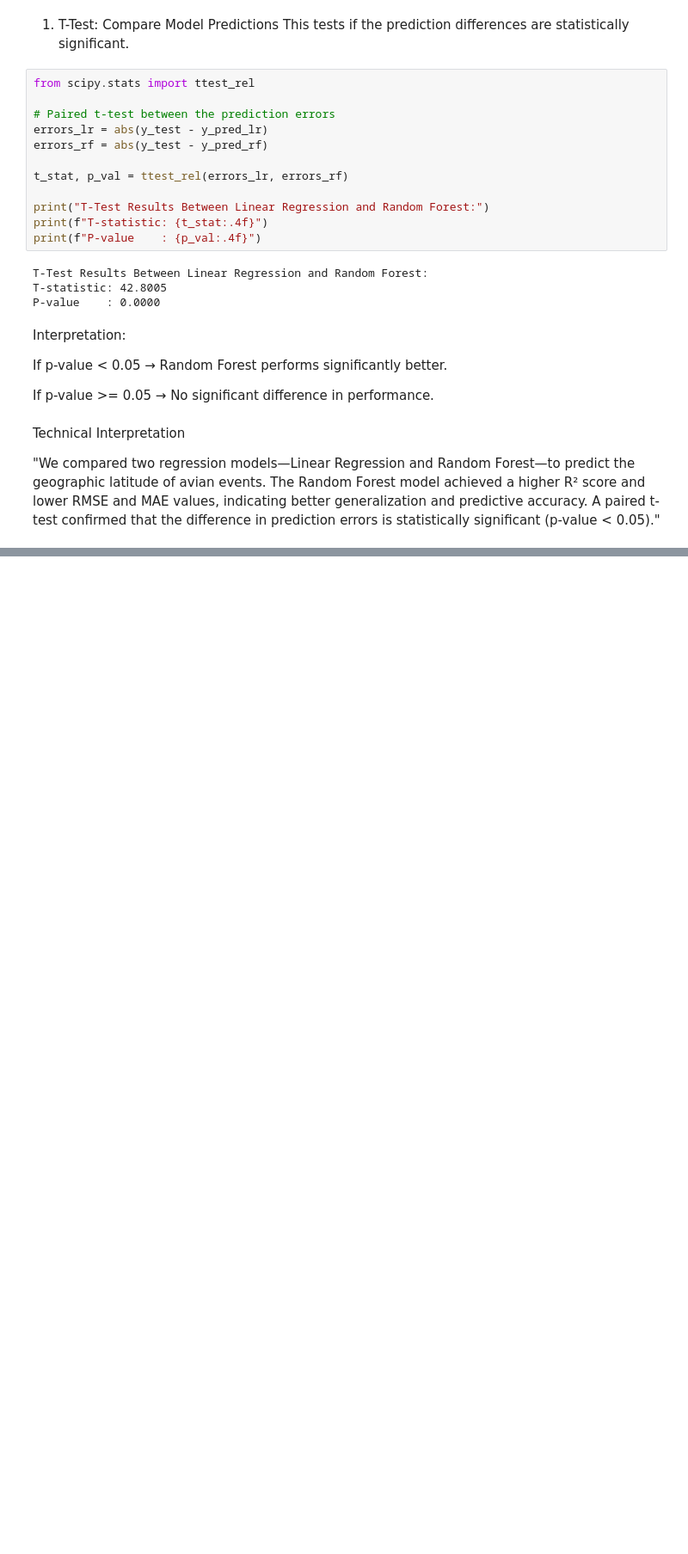
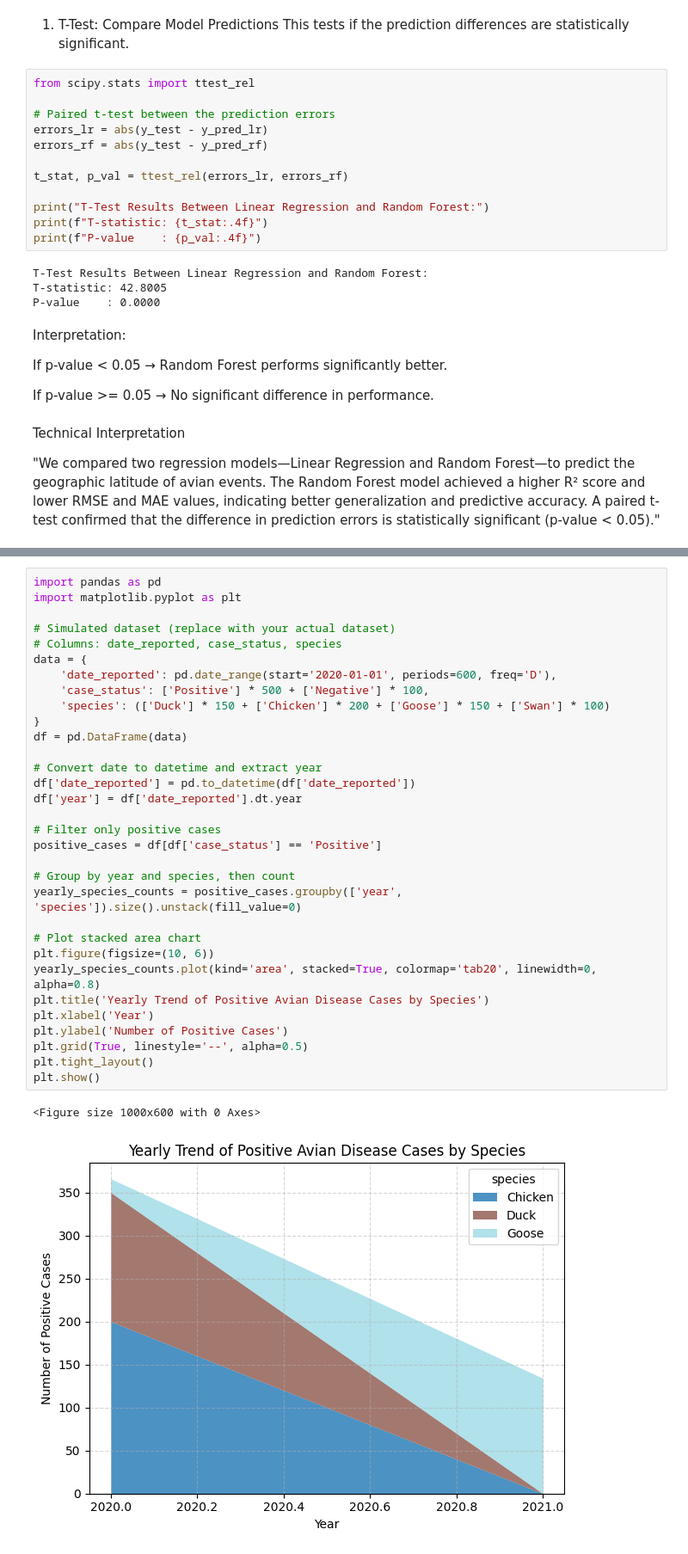
Before and after one commit to ayush7121/Assignment-2-Data-Analytics-and-visualisation-, a Jupyter notebook: Assignment_2.ipynb, the cells around one changed output, grey strips where cells are left out. Shown at 86% size. Drawn from its saved outputs; the diff is of its cells as text; blank space fills up the shorter version.

```diff
--- a/Assignment_2.ipynb
+++ b/Assignment_2.ipynb
@@ -397,0 +475,35 @@ Technical Interpretation
+# %%
+import pandas as pd
+import matplotlib.pyplot as plt
+
+# Simulated dataset (replace with your actual dataset)
+# Columns: date_reported, case_status, species
+data = {
+    'date_reported': pd.date_range(start='2020-01-01', periods=600, freq='D'),
+    'case_status': ['Positive'] * 500 + ['Negative'] * 100,
+    'species': (['Duck'] * 150 + ['Chicken'] * 200 + ['Goose'] * 150 + ['Swan'] * 100)
+}
+df = pd.DataFrame(data)
+
+# Convert date to datetime and extract year
+df['date_reported'] = pd.to_datetime(df['date_reported'])
+df['year'] = df['date_reported'].dt.year
+
+# Filter only positive cases
+positive_cases = df[df['case_status'] == 'Positive']
+
+# Group by year and species, then count
+yearly_species_counts = positive_cases.groupby(['year', 'species']).size().unstack(fill_value=0)
+
+# Plot stacked area chart
+plt.figure(figsize=(10, 6))
+yearly_species_counts.plot(kind='area', stacked=True, colormap='tab20', linewidth=0, alpha=0.8)
+plt.title('Yearly Trend of Positive Avian Disease Cases by Species')
+plt.xlabel('Year')
+plt.ylabel('Number of Positive Cases')
+plt.grid(True, linestyle='--', alpha=0.5)
+plt.tight_layout()
+plt.show()
+# %% [output]
+<Figure size 1000x600 with 0 Axes>
+[figure, added]
```
Also changed, not shown: parts of 17 cells of this notebook.
